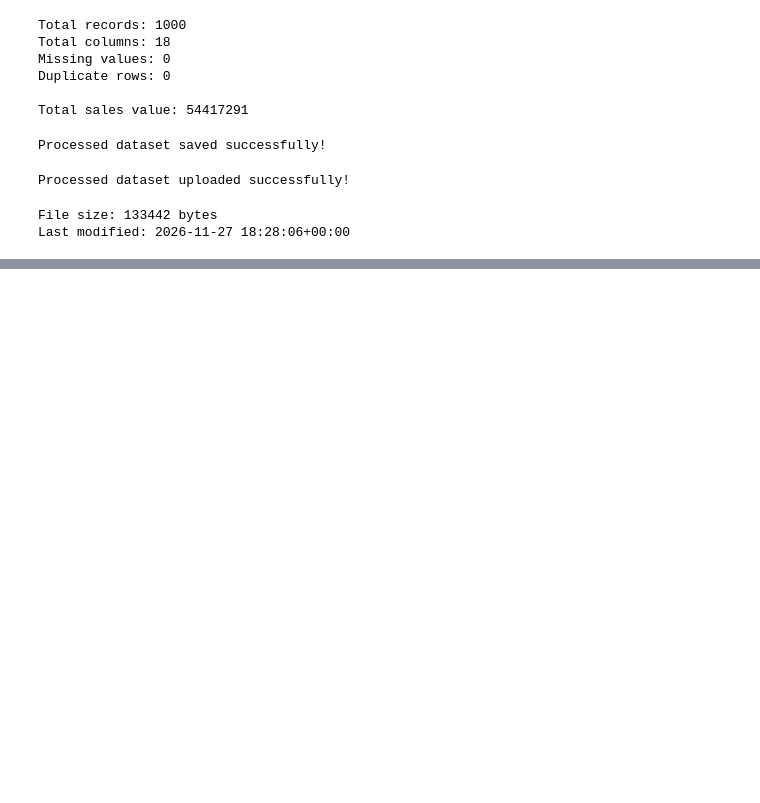
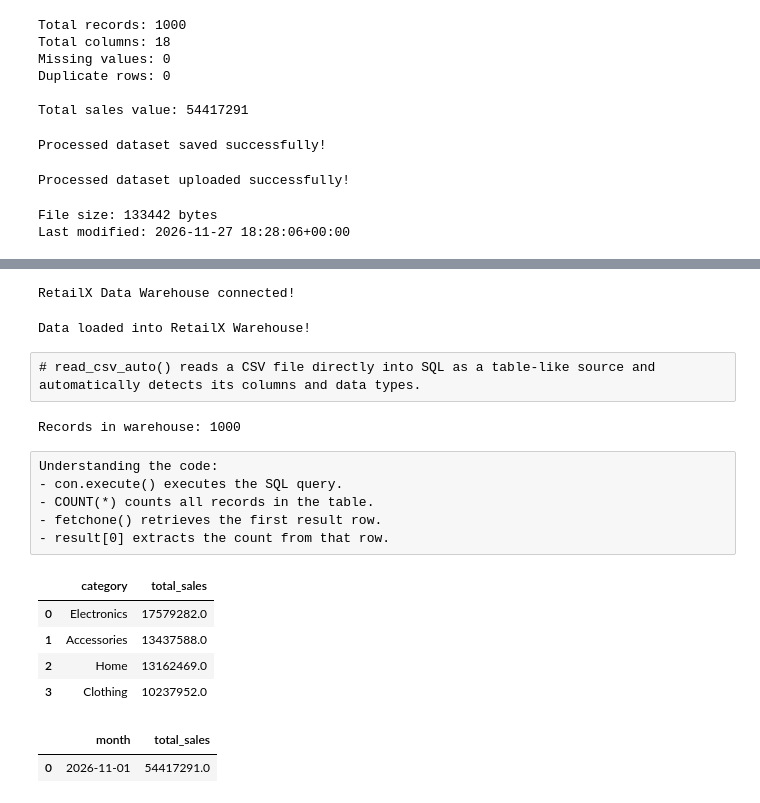
Before and after one commit to AbhayManhas26/end-to-end-data-engineering, a Jupyter notebook: 01_RetailX_Batch_Pipeline.ipynb, the cells around one changed output, grey strips where cells are left out. Saved outputs shown, nothing was run; the diff lists cells and outputs as text; code cells hidden in the pictures; blank space fills up the shorter version.

Commit message:
Completed RetailX data warehouse setup and SQL analytics

```diff
--- a/01_RetailX_Batch_Pipeline.ipynb
+++ b/01_RetailX_Batch_Pipeline.ipynb
@@ -978,0 +1006,75 @@ Last modified: 2026-11-27 18:28:06+00:00
+# %%
+# Step 1 — Create a database connection
+import duckdb
+
+# Create/connect to RetailX Data Warehouse
+con = duckdb.connect(
+    "../retailx_warehouse.duckdb"
+)
+
+print("RetailX Data Warehouse connected!")
+# %% [output]
+RetailX Data Warehouse connected!
+# %%
+# Step 2 — Load the processed CSV into DuckDB
+# Load processed CSV into DuckDB table
+con.execute("""
+    CREATE OR REPLACE TABLE retailx_orders AS
+    SELECT *
+    FROM read_csv_auto(
+        '../data/processed/retailx_orders_processed.csv'
+    )
+""")
+
+print("Data loaded into RetailX Warehouse!")
+# %% [output]
+Data loaded into RetailX Warehouse!
+# %% [raw]
+# read_csv_auto() reads a CSV file directly into SQL as a table-like source and automatically detects its columns and data types.
+# %%
+# Step 3 — Verify the warehouse table
+result = con.execute("""
+    SELECT COUNT(*)
+    FROM retailx_orders
+""").fetchone()
+
+print("Records in warehouse:", result[0])
+# %% [output]
+Records in warehouse: 1000
+# %% [raw]
+Understanding the code:
+- con.execute() executes the SQL query.
+- COUNT(*) counts all records in the table.
+- fetchone() retrieves the first result row.
+- result[0] extracts the count from that row.
+# %%
+# check the total sales value by product category
+sales_by_category = con.execute("""
+    SELECT category,
+        SUM(total_amount) AS total_sales
+        from retailx_orders
+        GROUP BY category
+        ORDER BY total_sales DESC
+    """).df()
+display(sales_by_category)
+# %% [output]
+|  | category | total_sales |
+| 0 | Electronics | 17579282.0 |
+| 1 | Accessories | 13437588.0 |
+| 2 | Home | 13162469.0 |
+| 3 | Clothing | 10237952.0 |
+# %%
+# Monthly sales analysis
+monthly_sales = con.execute("""
+    SELECT
+        DATE_TRUNC('month', order_date) AS month,
+        SUM(total_amount) AS total_sales
+    FROM retailx_orders
+    GROUP BY month
+    ORDER BY month
+""").df()
+
+display(monthly_sales)
+# %% [output]
+|  | month | total_sales |
+| 0 | 2026-11-01 | 54417291.0 |
```
Also changed, not shown: parts of 6 cells of this notebook.
